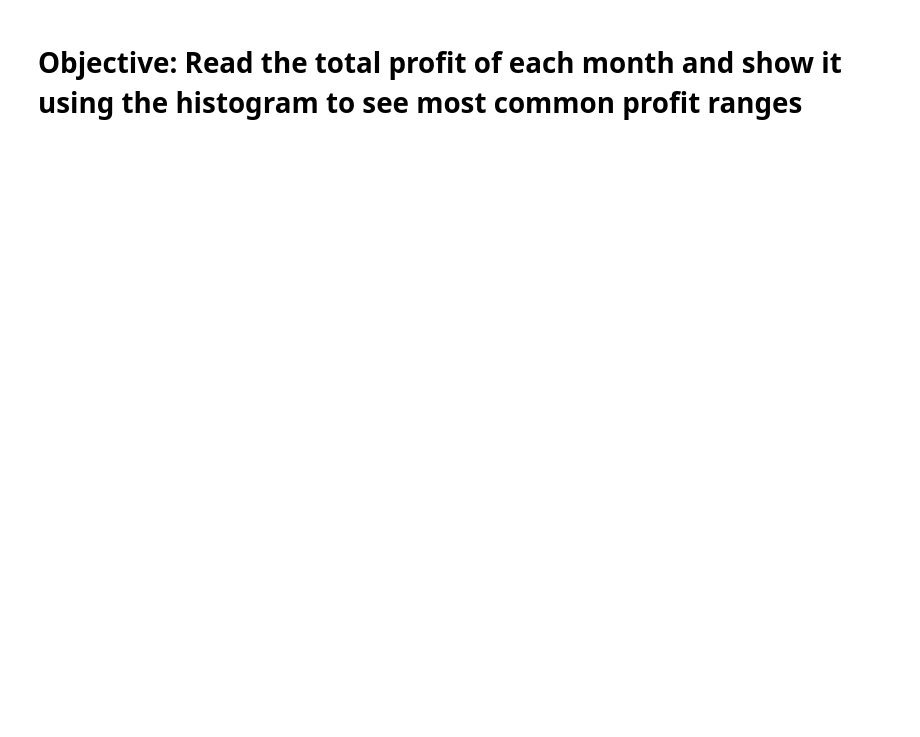
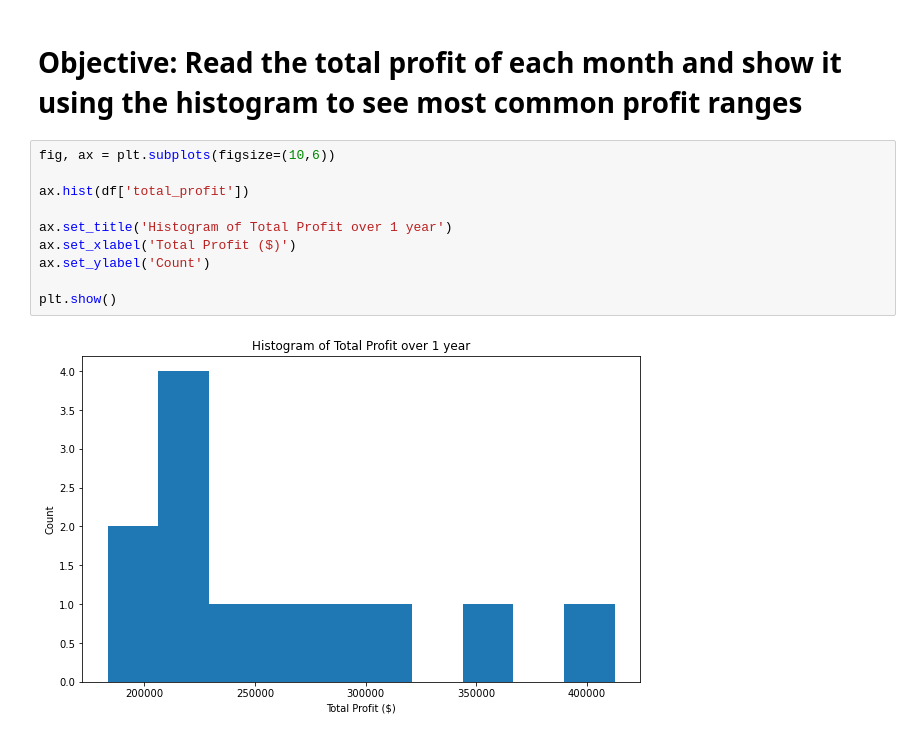
Before and after one commit to ryan-ferns/DS_auticon_dataviz, a Jupyter notebook: matplotlib_exercise.ipynb, the cells around one changed output. Cells and saved outputs as stored; diff of their text form; blank space fills up the shorter version.

```diff
--- a/matplotlib_exercise.ipynb
+++ b/matplotlib_exercise.ipynb
@@ -15,2 +112,14 @@ df.head()
 # %% [markdown]
 # Objective: Read the total profit of each month and show it using the histogram to see most common profit ranges
+# %%
+fig, ax = plt.subplots(figsize=(10,6))
+
+ax.hist(df['total_profit'])
+
+ax.set_title('Histogram of Total Profit over 1 year')
+ax.set_xlabel('Total Profit ($)')
+ax.set_ylabel('Count')
+
+plt.show()
+# %% [output]
+[figure, added]
```
Also changed, not shown: parts of 10 cells of this notebook.
